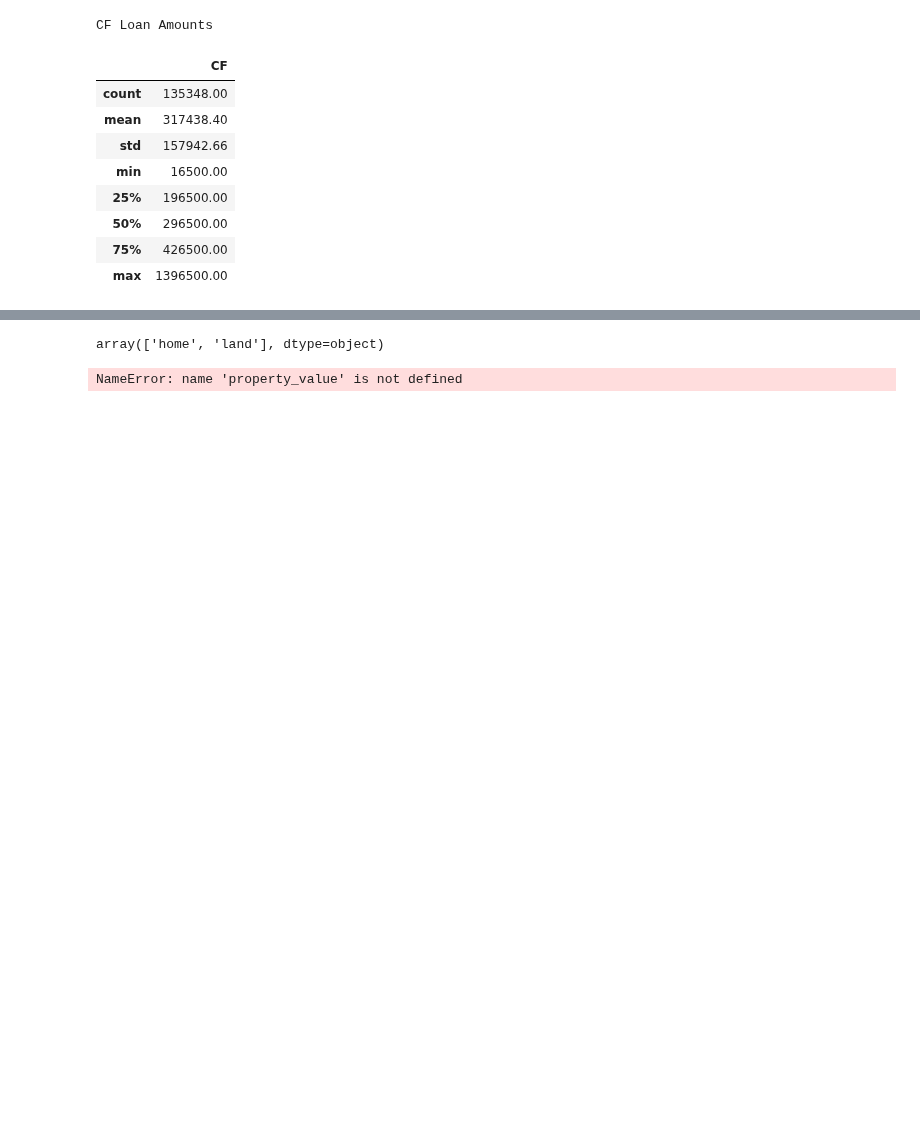
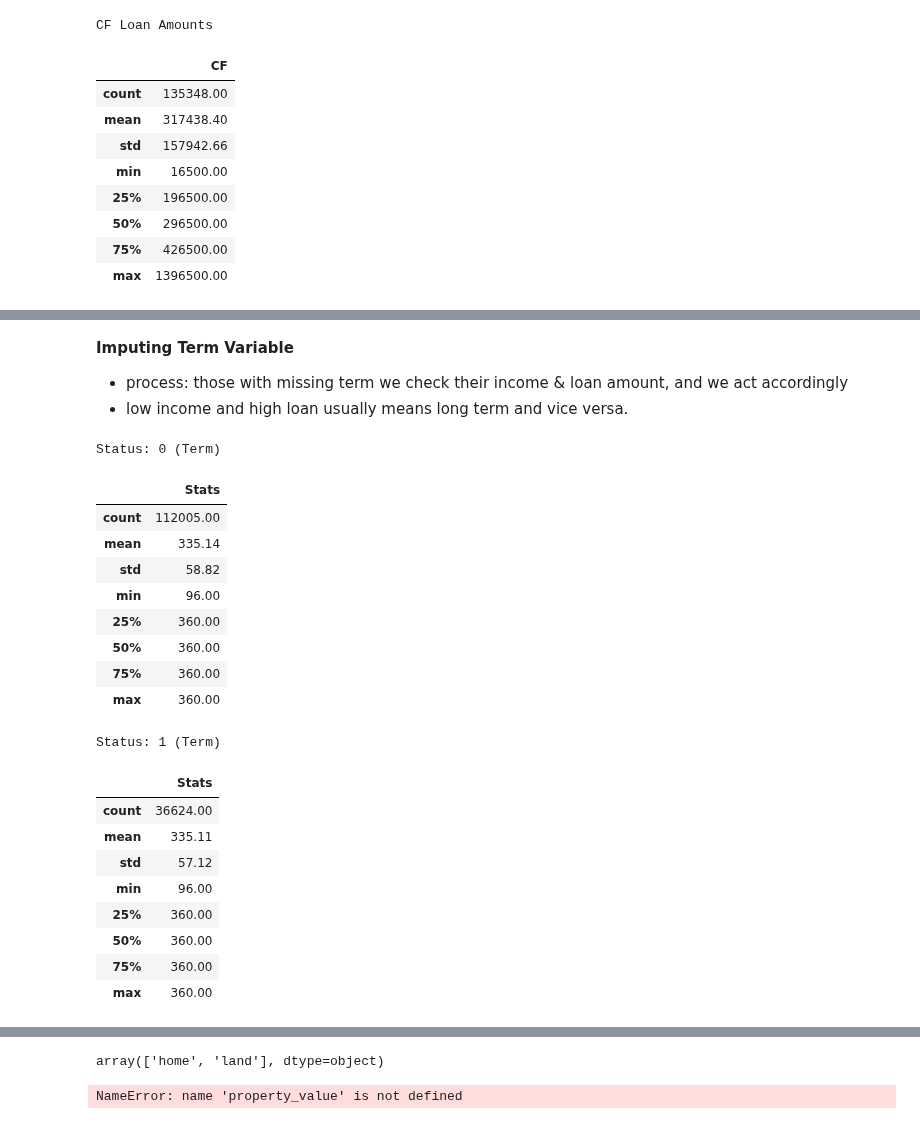
Before and after one commit to ethanhopkins101/DataScience-Projects, a Jupyter notebook: credit_card_customers/loan_default.ipynb, the cells around one changed output, grey strips where cells are left out. Saved outputs shown, nothing was run; the diff lists cells and outputs as text; code cells hidden in the pictures; blank space fills up the shorter version.

```diff
--- a/credit_card_customers/loan_default.ipynb
+++ b/credit_card_customers/loan_default.ipynb
@@ -362,0 +457,9 @@ array(['nopre', 'pre', nan], dtype=object)
+# %%
+# it seems installment based loans are more likely to default
+soa_na= df['submission_of_application']
+def impute_soa(x):
+    if x['Status'] == 0:
+        return 'not_inst'
+    else :
+        return 'to_inst'
+df['submission_of_application']= df.apply(impute_soa, axis= 1)
@@ -362,0 +563,45 @@ array(['nopre', 'pre', nan], dtype=object)
+# %% [markdown]
+**Imputing Term Variable**
++ process: those with missing term we check their income & loan amount, and we act accordingly
++ low income and high loan usually means long term and vice versa.
+# %%
+# 1. Define the Status types
+status_types = df['Status'].unique()
+html_blocks = ""
+
+# 2. Loop through each Status to describe the 'term' column
+for s in sorted(status_types):
+    # Calculate descriptive stats for the specific status
+    stats = df[df['Status'] == s]['term'].describe().round(2).to_frame(name='Stats')
+
+    # Append to HTML string
+    html_blocks += f"<div><h3>Status: {s} (Term)</h3>{stats.to_html()}</div>"
+
+# 3. Display side-by-side
+from IPython.display import display, HTML
+display(HTML(f"""
+<div style="display: flex; gap: 50px; flex-wrap: wrap;">
+    {html_blocks}
+</div>
+"""))
+# %% [output]
+Status: 0 (Term)
+|  | Stats |
+| count | 112005.00 |
+| mean | 335.14 |
+| std | 58.82 |
+| min | 96.00 |
+| 25% | 360.00 |
+| 50% | 360.00 |
+| 75% | 360.00 |
+| max | 360.00 |
+Status: 1 (Term)
+|  | Stats |
+| count | 36624.00 |
+| mean | 335.11 |
+| std | 57.12 |
+| min | 96.00 |
+| 25% | 360.00 |
+| 50% | 360.00 |
+| 75% | 360.00 |
+| max | 360.00 |
```
Also changed, not shown: parts of 20 cells of this notebook.
